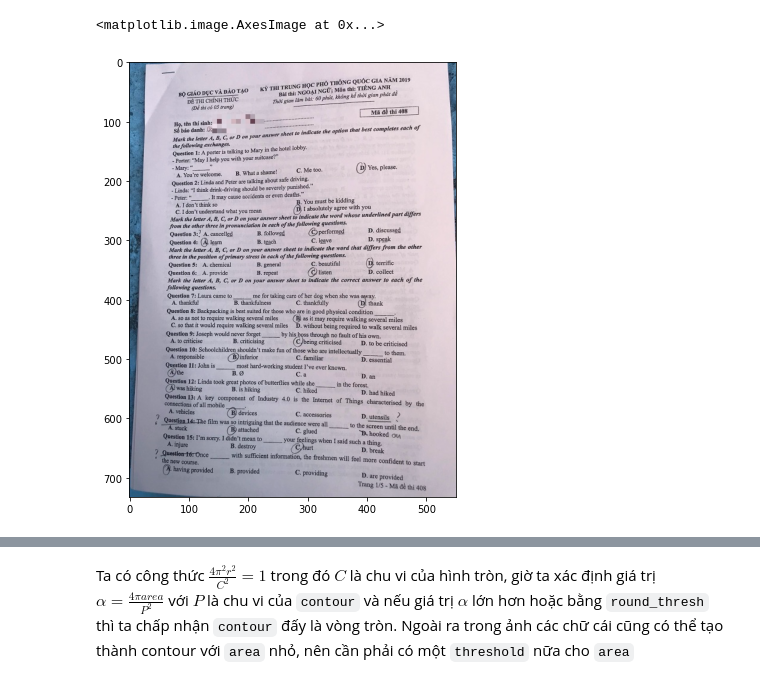
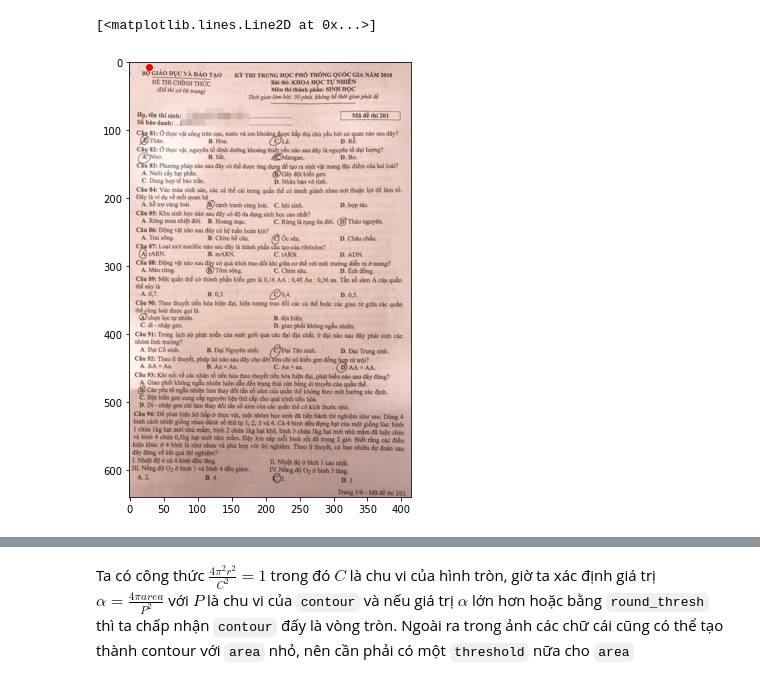
Before and after one commit to quockhanh0212/Multiple-choice-autograding, a Jupyter notebook: Autograding .ipynb, the cells around one changed output, grey strips where cells are left out. Cells and saved outputs as stored; diff of their text form; code cells hidden in the pictures.

```diff
--- a/Autograding .ipynb
+++ b/Autograding .ipynb
@@ -6,11 +6,12 @@ import cv2
 # %%
 plt.rcParams['figure.figsize'] = [6, 8]
 # %%
-img = cv2.imread('exam2.png')
+img = cv2.imread('exam1.png')
 plt.imshow(img, cmap='gray')
+plt.plot(28,7,'ro')
 # %% [output]
-<matplotlib.image.AxesImage at 0x...>
+[<matplotlib.lines.Line2D at 0x...>]
-[figure, old version]
+[figure, new version]
 # %%
 def perspective_transform(img, tmatrix, output_size, flags=cv2.INTER_LINEAR, save_result=None):
     dst = cv2.warpPerspective(img, tmatrix, output_size, flags=flags)
```
Also changed, not shown: parts of 12 cells of this notebook, 8 other files.
